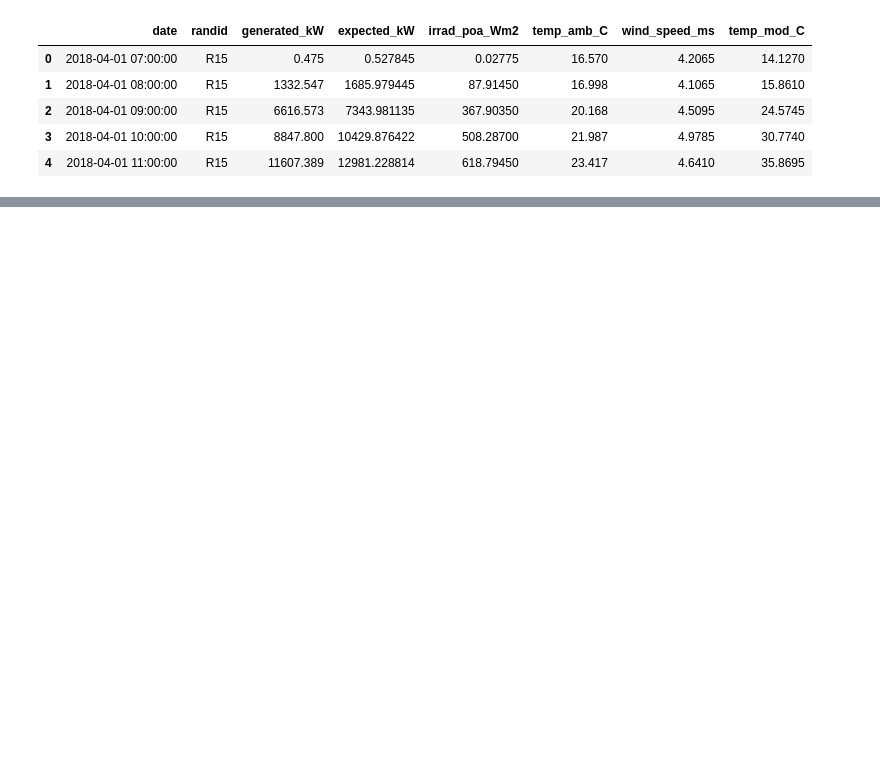
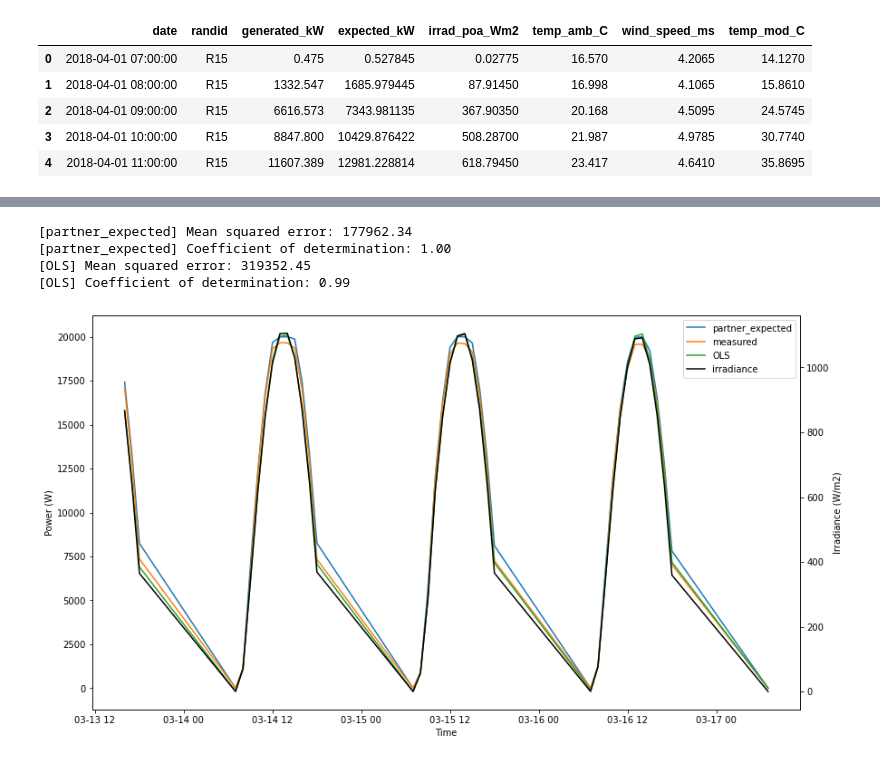
Before and after one commit to sandialabs/pvOps, a Jupyter notebook: examples/tutorial_timeseries.ipynb, the cells around one changed output, grey strips where cells are left out. Saved outputs shown, nothing was run; the diff lists cells and outputs as text; code cells hidden in the pictures; blank space fills up the shorter version.

```diff
--- a/examples/tutorial_timeseries.ipynb
+++ b/examples/tutorial_timeseries.ipynb
@@ -83,0 +148,8 @@ model.estimators
+# %%
+plot(model, prod_col_dict, data_split='test', npts=40)
+# %% [output]
+[partner_expected] Mean squared error: 177962.34
+[partner_expected] Coefficient of determination: 1.00
+[OLS] Mean squared error: 319352.45
+[OLS] Coefficient of determination: 0.99
+[figure, added]
```
Also changed, not shown: parts of 7 cells of this notebook, 2 other files.
